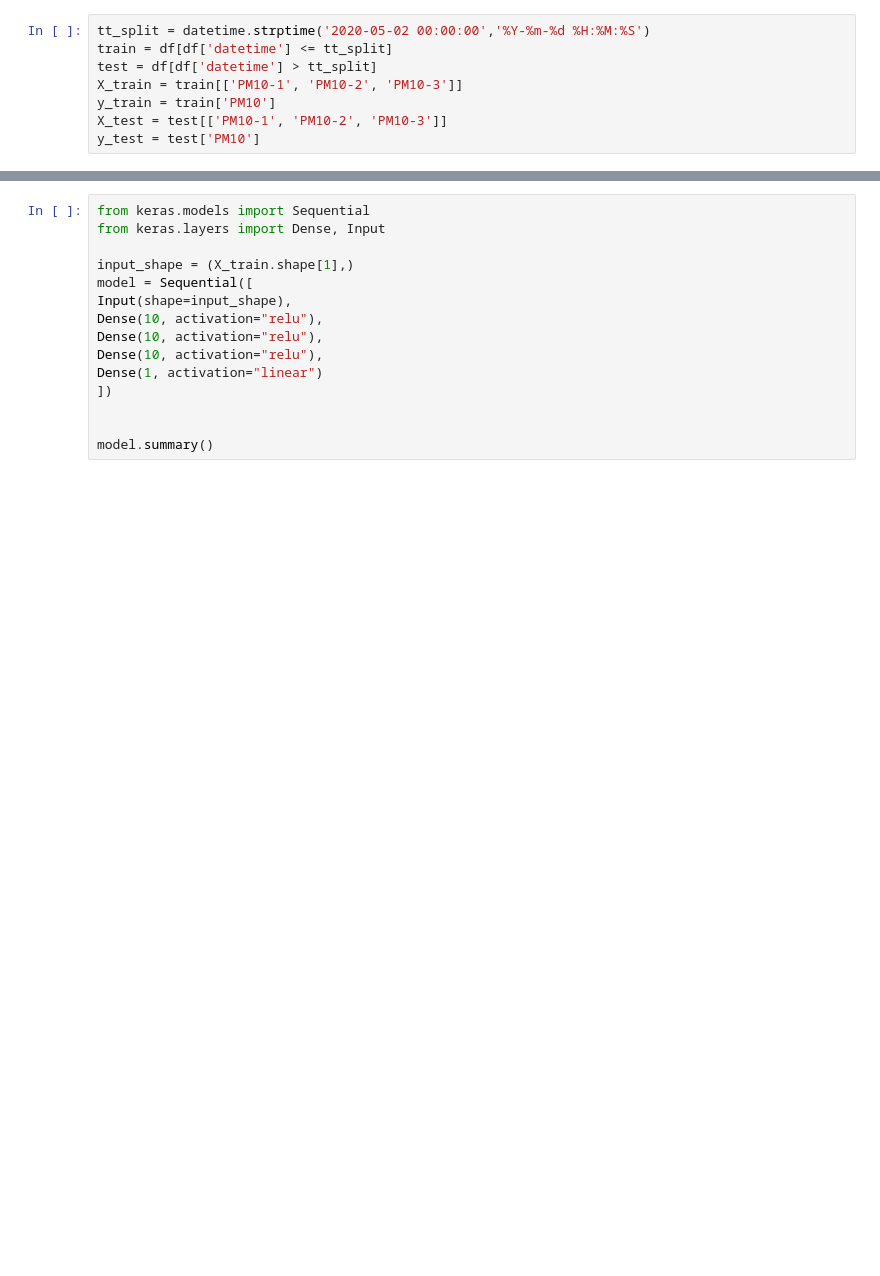
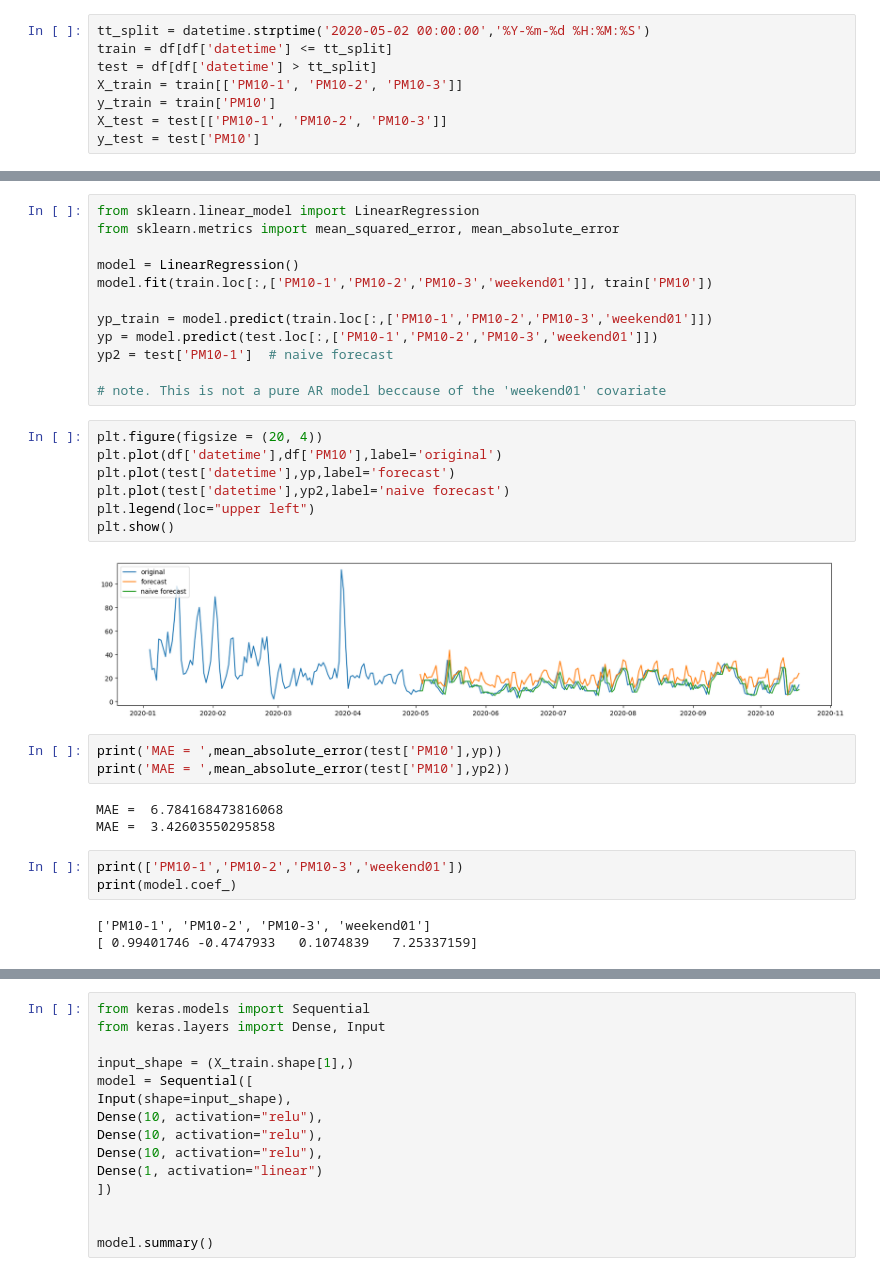
Before and after one commit to mmamei/DSM-AIDS--RE-, a Jupyter notebook: CODE/timeseries/timeseries_forecasting.ipynb, the cells around one changed output, grey strips where cells are left out. Saved outputs shown, nothing was run; the diff lists cells and outputs as text; blank space fills up the shorter version.

```diff
--- a/CODE/timeseries/timeseries_forecasting.ipynb
+++ b/CODE/timeseries/timeseries_forecasting.ipynb
@@ -52,0 +59,33 @@ y_test = test['PM10']
+# %%
+from sklearn.linear_model import LinearRegression
+from sklearn.metrics import mean_squared_error, mean_absolute_error
+
+model = LinearRegression()
+model.fit(train.loc[:,['PM10-1','PM10-2','PM10-3','weekend01']], train['PM10'])
+
+yp_train = model.predict(train.loc[:,['PM10-1','PM10-2','PM10-3','weekend01']])
+yp = model.predict(test.loc[:,['PM10-1','PM10-2','PM10-3','weekend01']])
+yp2 = test['PM10-1']  # naive forecast
+
+# note. This is not a pure AR model beccause of the 'weekend01' covariate
+# %%
+plt.figure(figsize = (20, 4))
+plt.plot(df['datetime'],df['PM10'],label='original')
+plt.plot(test['datetime'],yp,label='forecast')
+plt.plot(test['datetime'],yp2,label='naive forecast')
+plt.legend(loc="upper left")
+plt.show()
+# %% [output]
+[figure, added]
+# %%
+print('MAE = ',mean_absolute_error(test['PM10'],yp))
+print('MAE = ',mean_absolute_error(test['PM10'],yp2))
+# %% [output]
+MAE =  6.784168473816068
+MAE =  3.42603550295858
+# %%
+print(['PM10-1','PM10-2','PM10-3','weekend01'])
+print(model.coef_)
+# %% [output]
+['PM10-1', 'PM10-2', 'PM10-3', 'weekend01']
+[ 0.99401746 -0.4747933   0.1074839   7.25337159]
```
Also changed, not shown: parts of 10 cells of this notebook, 7 other files.
